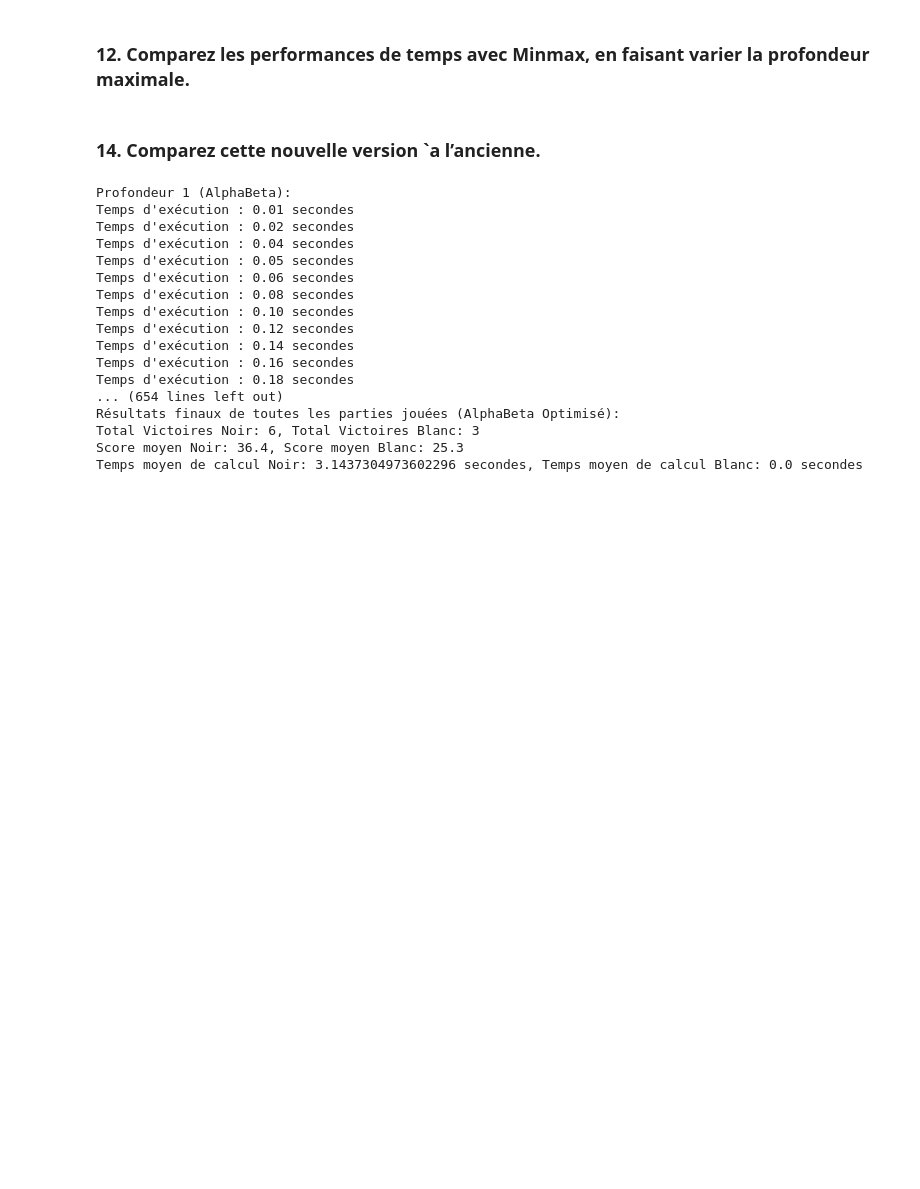
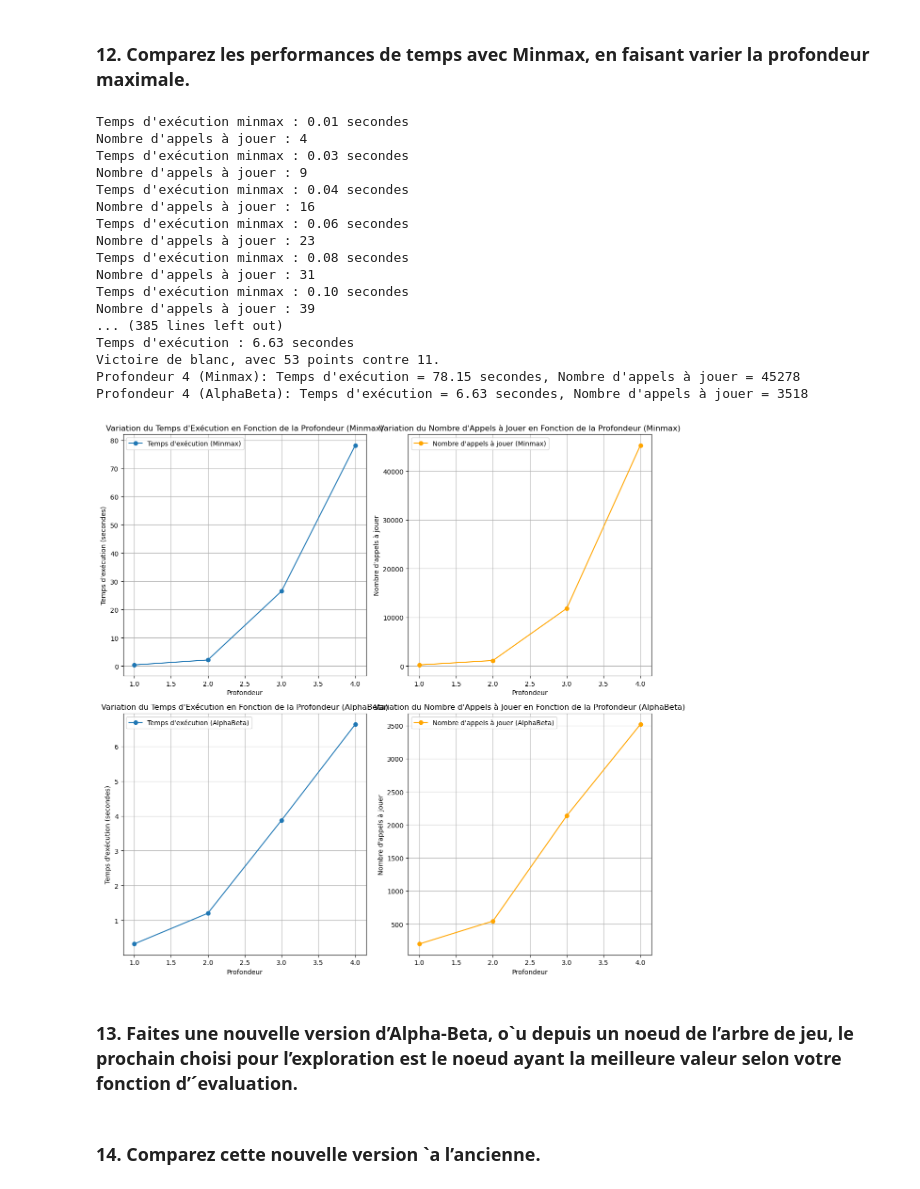
Before and after one commit to Boualili-Youcef/projects_AI, a Jupyter notebook: TP02/questions.ipynb, the cells around one changed output. Drawn from its saved outputs; the diff is of its cells as text; code cells hidden in the pictures; blank space fills up the shorter version.

Commit message:
Fin de la partie Alpha Beta

```diff
--- a/TP02/questions.ipynb
+++ b/TP02/questions.ipynb
@@ -394,0 +537,23 @@ jl.test_profondeur()
+# %%
+test_profondeur()
+# %% [output]
+Temps d'exécution minmax : 0.01 secondes
+Nombre d'appels à jouer : 4
+Temps d'exécution minmax : 0.03 secondes
+Nombre d'appels à jouer : 9
+Temps d'exécution minmax : 0.04 secondes
+Nombre d'appels à jouer : 16
+Temps d'exécution minmax : 0.06 secondes
+Nombre d'appels à jouer : 23
+Temps d'exécution minmax : 0.08 secondes
+Nombre d'appels à jouer : 31
+Temps d'exécution minmax : 0.10 secondes
+Nombre d'appels à jouer : 39
+... (385 lines left out)
+Temps d'exécution : 6.63 secondes
+Victoire de blanc, avec 53 points contre 11.
+Profondeur 4 (Minmax): Temps d'exécution = 78.15 secondes, Nombre d'appels à jouer = 45278
+Profondeur 4 (AlphaBeta): Temps d'exécution = 6.63 secondes, Nombre d'appels à jouer = 3518
+[figure, added]
+# %% [markdown]
+### 13. Faites une nouvelle version d’Alpha-Beta, o`u depuis un noeud de l’arbre de jeu, le prochain choisi pour l’exploration est le noeud ayant la meilleure valeur selon votre fonction d’´evaluation.
@@ -395,22 +608,2 @@ jl.test_profondeur()
 # %% [markdown]
 ### 14. Comparez cette nouvelle version `a l’ancienne.
-# %%
-jl.comparer_alphabeta()
-# %% [output]
-Profondeur 1 (AlphaBeta):
-Temps d'exécution : 0.01 secondes
-Temps d'exécution : 0.02 secondes
-Temps d'exécution : 0.04 secondes
-Temps d'exécution : 0.05 secondes
-Temps d'exécution : 0.06 secondes
-Temps d'exécution : 0.08 secondes
-Temps d'exécution : 0.10 secondes
-Temps d'exécution : 0.12 secondes
-Temps d'exécution : 0.14 secondes
-Temps d'exécution : 0.16 secondes
-Temps d'exécution : 0.18 secondes
-... (654 lines left out)
-Résultats finaux de toutes les parties jouées (AlphaBeta Optimisé):
-Total Victoires Noir: 6, Total Victoires Blanc: 3
-Score moyen Noir: 36.4, Score moyen Blanc: 25.3
-Temps moyen de calcul Noir: 3.1437304973602296 secondes, Temps moyen de calcul Blanc: 0.0 secondes
```
Also changed, not shown: parts of 11 cells of this notebook.
